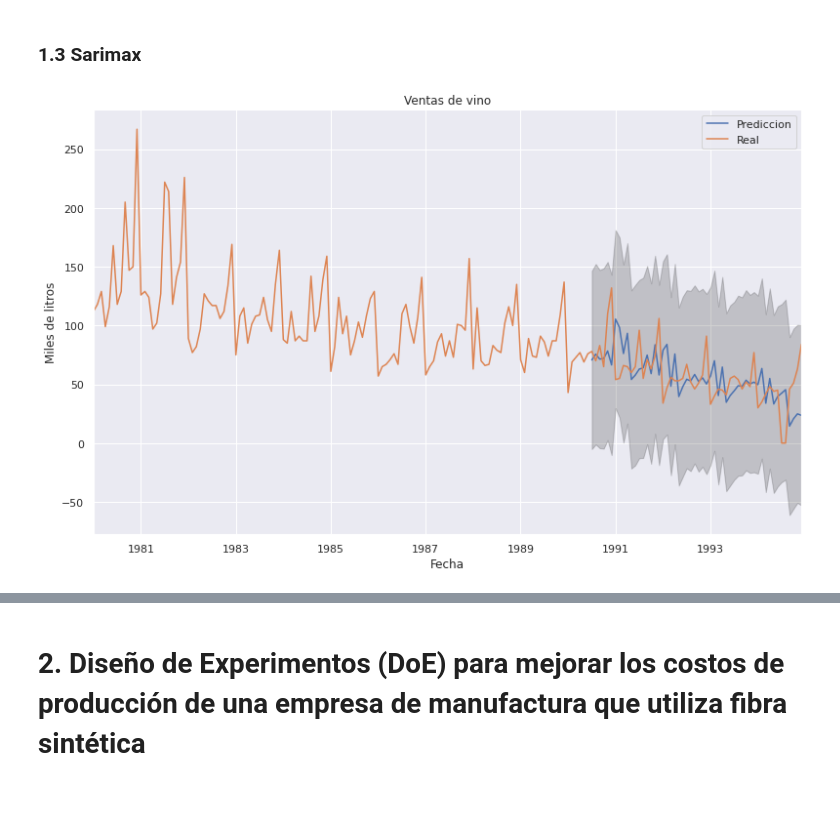
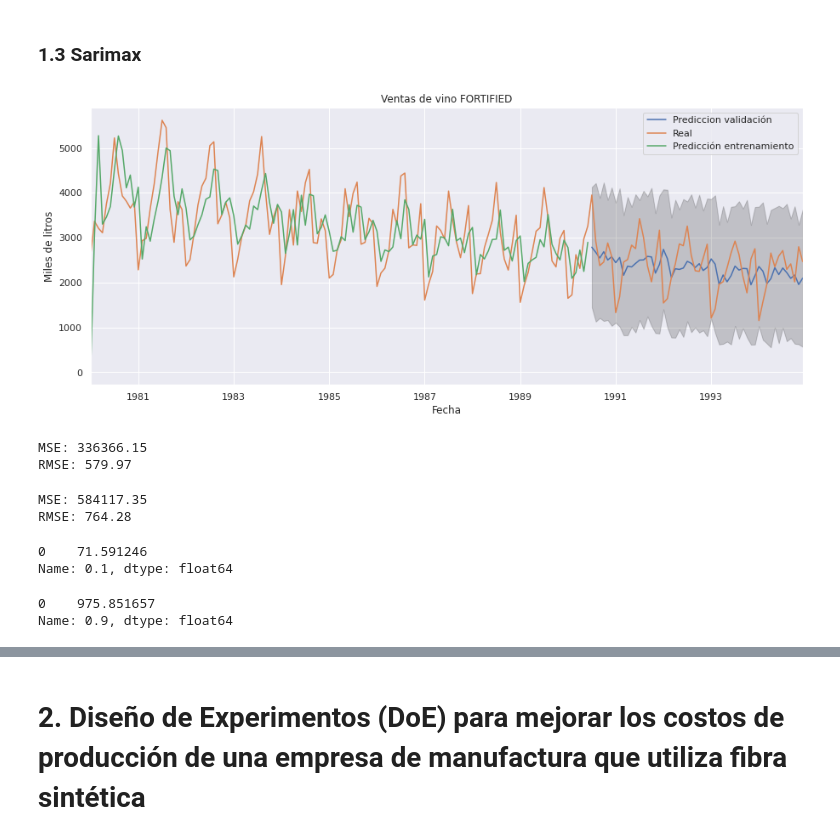
Before and after one commit to iazt/labIC, a Jupyter notebook: lab1/Australian Wine Forecast.ipynb, the cells around one changed output, grey strips where cells are left out. Saved outputs shown, nothing was run; the diff lists cells and outputs as text; code cells hidden in the pictures; blank space fills up the shorter version.

```diff
--- a/lab1/Australian Wine Forecast.ipynb
+++ b/lab1/Australian Wine Forecast.ipynb
@@ -141,29 +143,30 @@ plt.show()
 train  = data[:126]
 validacion = data[126:]
 # %%
-def sarimax_results(serie_name = 'Fortified'):
+
+def sarimax_results(serie_name = 'Fortified', train_data = train, val_data = validacion):
     predictions = []
     confidence = []
 
-    dates = validacion.index
-    mod = sm.tsa.statespace.SARIMAX(train[serie_name],
+    dates = val_data.index
+    mod = sm.tsa.statespace.SARIMAX(train_data[serie_name],
                                     order=(1, 1, 1),
-                                    seasonal_order=(1, 1, 0, 2),
+                                    seasonal_order=(1, 1, 1, 2),
                                     enforce_stationarity=False,
                                     enforce_invertibility=False)
     model_fit = mod.fit()
-
+    train_pred = model_fit.predict(0,125)
     for date1, date2 in zip(dates[0::2], dates[1::2]):
         yhat = model_fit.get_prediction(start= date1, end = date2)
         confidence.append(yhat.conf_int())
         predictions.extend(yhat.predicted_mean)
 
-        model_fit = model_fit.extend(validacion[date1:date2][serie_name])
+        model_fit = model_fit.extend(val_data[date1:date2][serie_name])
 
-    return pd.DataFrame(predictions, index = dates,columns = ['Prediccion']), model_fit, confidence
+    return pd.DataFrame(predictions, index = dates,columns = ['Prediccion validación']), model_fit, confidence, train_pred
 # %%
-def plot_results(pred, conf, serie_name):
-    ax = pred.plot()
+def plot_results(pred, conf, train_predict, serie_name):
+    ax = pred.plot(figsize = (15,6))
     data[serie_name].plot(ax= ax, label = 'Real')
 
     upper= []
@@ -181,8 +184,11 @@ def plot_results(pred, conf, serie_name):
 
     ax.set_xlabel('Fecha')
     ax.set_ylabel('Miles de litros')
-    ax.set_title('Ventas de vino')
+    ax.set_title('Ventas de vino ' + serie_name.upper())
+    train_predict.plot(ax = ax, label = 'Predicción entrenamiento')
     plt.legend()
     plt.show()
+    fig = ax.get_figure()
+    fig.savefig(serie_name + '.pdf')
 # %%
 def get_rmse(pred, serie_name):
@@ -192,8 +205,20 @@ def get_rmse(pred, serie_name):
+# %%
+serie_name = 'Fortified'
+pred, model, conf, train_predict = sarimax_results(serie_name)
+plot_results(pred, conf, train_predict, serie_name)
+# %% [output]
+[figure, added]
 # %%
 mse, rmse = get_rmse(pred, serie_name)
+print('MSE: {}'. format(mse))
+print('RMSE: {}'. format(rmse))
+# %% [output]
+MSE: 336366.15
+RMSE: 579.97
-# %%
-serie_name = 'Rose '
-pred, model, conf = sarimax_results(serie_name)
-plot_results(pred, conf, serie_name)
-# %% [output]
-[figure, removed]
+# %%
+mse, rmse = get_rmse_train(train_predict, serie_name)
+print('MSE: {}'. format(mse))
+print('RMSE: {}'. format(rmse))
+# %% [output]
+MSE: 584117.35
+RMSE: 764.28
@@ -199,0 +228,10 @@ plot_results(pred, conf, serie_name)
+# %%
+print(errores.quantile(0.1))
+# %% [output]
+0    71.591246
+Name: 0.1, dtype: float64
+# %%
+print(errores.quantile(0.9))
+# %% [output]
+0    975.851657
+Name: 0.9, dtype: float64
```
Also changed, not shown: parts of 15 cells of this notebook.
